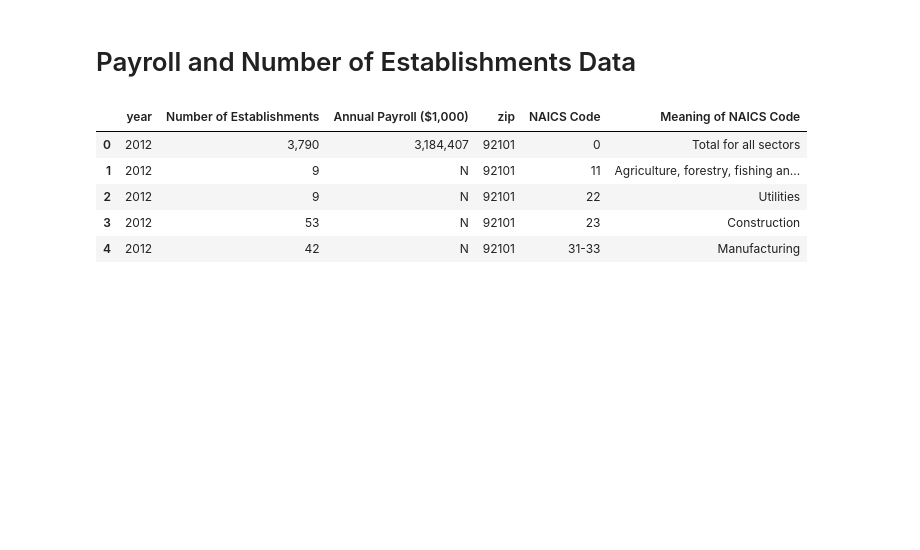
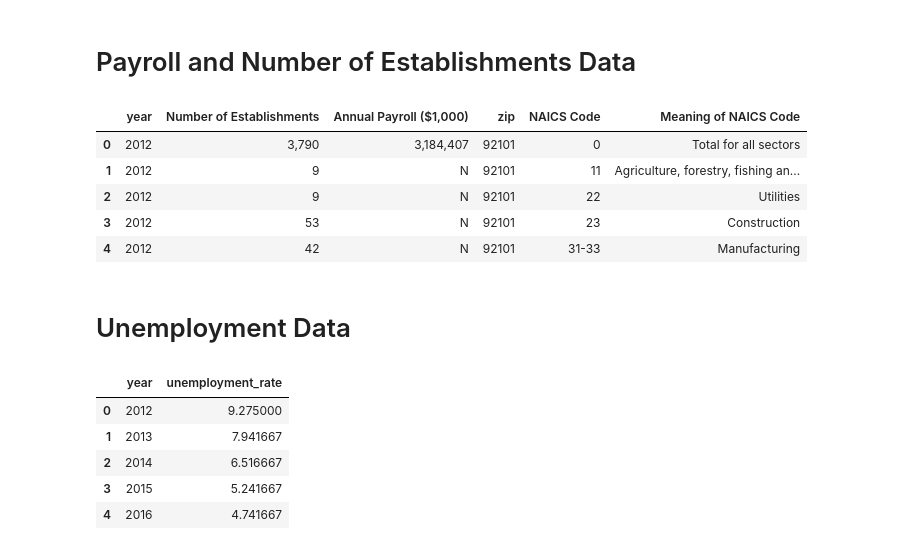
Before and after one commit to inno-apfel/DSC180A-Q1-Project, a Jupyter notebook: notebooks/development/data_processing.ipynb, the cells around one changed output. Drawn from its saved outputs; the diff is of its cells as text; code cells hidden in the pictures; blank space fills up the shorter version.

Commit message:
update to include unemployment data processing

```diff
--- a/notebooks/development/data_processing.ipynb
+++ b/notebooks/development/data_processing.ipynb
@@ -353,3 +345,26 @@ pay_estb_data.head()
 | 2 | 2012 | 9 | N | 92101 | 22 | Utilities |
 | 3 | 2012 | 53 | N | 92101 | 23 | Construction |
 | 4 | 2012 | 42 | N | 92101 | 31-33 | Manufacturing |
+# %% [markdown]
+# Unemployment Data
+# %%
+file_path = '../../src/data/raw/employment_data/employment.csv'
+employment_rate = pd.read_csv(file_path)
+
+# Only get the year
+employment_rate['year'] = pd.to_datetime(employment_rate['DATE']).dt.year
+
+employment_rate = employment_rate.drop(columns=['DATE','CASAND5URN_20240104'])
+
+employment_rate.rename(columns={'CASAND5URN_20231130': 'unemployment_rate'}, inplace=True)
+
+unemployment_by_year = employment_rate.groupby('year')['unemployment_rate'].mean().reset_index()
+
+unemployment_by_year.head()
+# %% [output]
+|  | year | unemployment_rate |
+| 0 | 2012 | 9.275000 |
+| 1 | 2013 | 7.941667 |
+| 2 | 2014 | 6.516667 |
+| 3 | 2015 | 5.241667 |
+| 4 | 2016 | 4.741667 |
```
Also changed, not shown: parts of 3 cells of this notebook.
